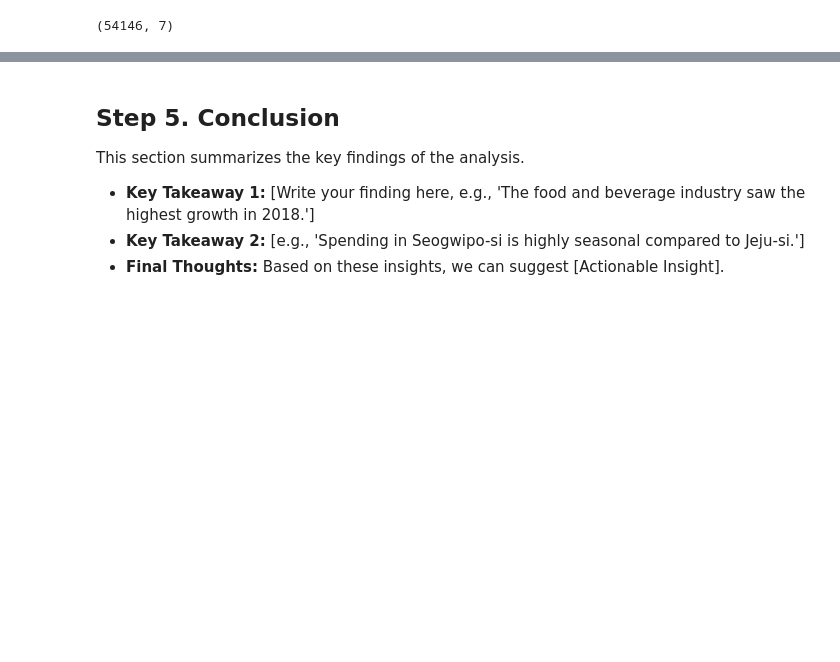
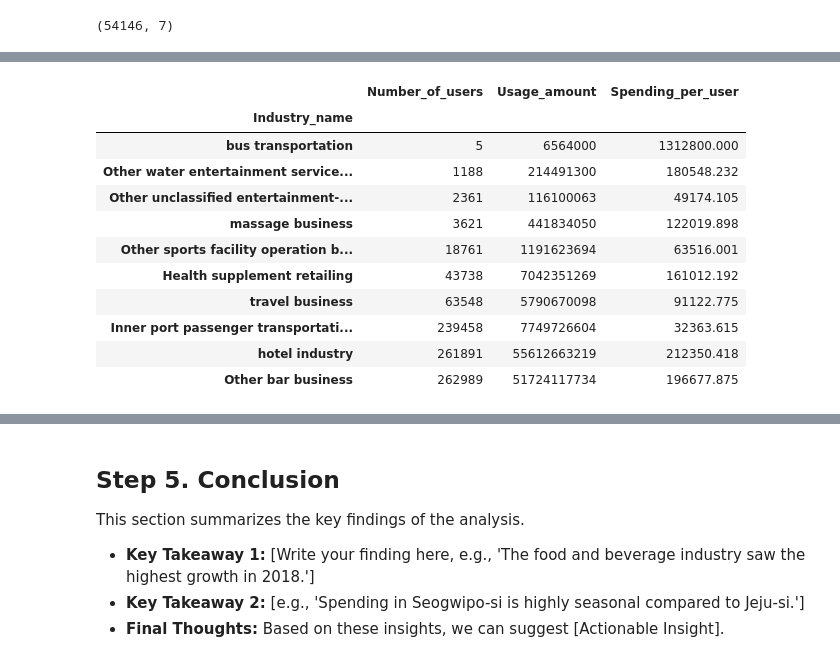
Before and after one commit to data-by-jpark/jeju-card-analysis, a Jupyter notebook: notebooks/jeju_card_analysis_part2.ipynb, the cells around one changed output, grey strips where cells are left out. Cells and saved outputs as stored; diff of their text form; code cells hidden in the pictures; blank space fills up the shorter version.

```diff
--- a/notebooks/jeju_card_analysis_part2.ipynb
+++ b/notebooks/jeju_card_analysis_part2.ipynb
@@ -372,0 +460,15 @@ Comparison of spending patterns between Jeju-si and Seogwipo-si to identify regi
+# %%
+groupby_sector.sort_values(by='Number_of_users').head(10)
+# %% [output]
+|  | Number_of_users | Usage_amount | Spending_per_user |
+| Industry_name |  |  |  |
+| bus transportation | 5 | 6564000 | 1312800.000 |
+| Other water entertainment service... | 1188 | 214491300 | 180548.232 |
+| Other unclassified entertainment-... | 2361 | 116100063 | 49174.105 |
+| massage business | 3621 | 441834050 | 122019.898 |
+| Other sports facility operation b... | 18761 | 1191623694 | 63516.001 |
+| Health supplement retailing | 43738 | 7042351269 | 161012.192 |
+| travel business | 63548 | 5790670098 | 91122.775 |
+| Inner port passenger transportati... | 239458 | 7749726604 | 32363.615 |
+| hotel industry | 261891 | 55612663219 | 212350.418 |
+| Other bar business | 262989 | 51724117734 | 196677.875 |
```
Also changed, not shown: parts of 21 cells of this notebook.
